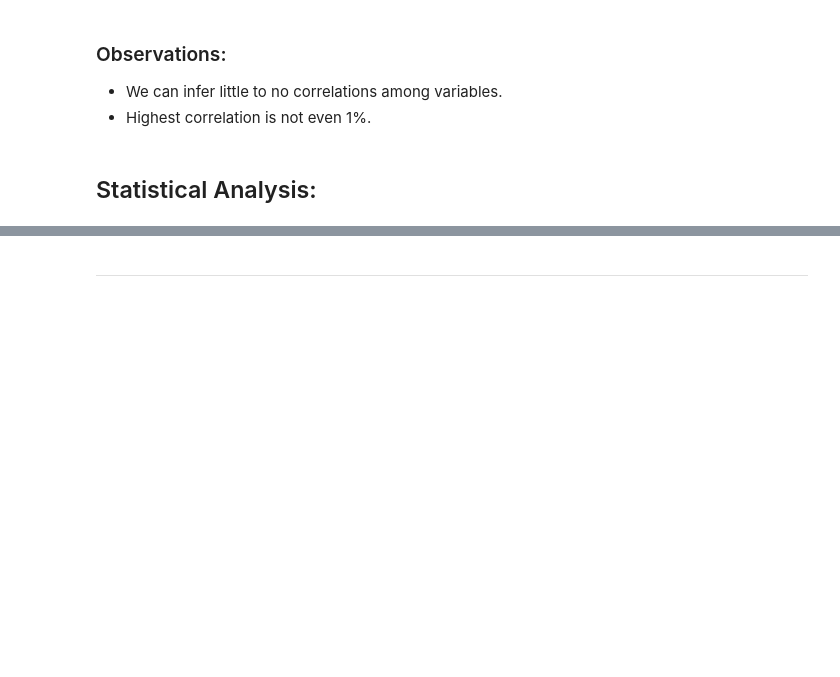
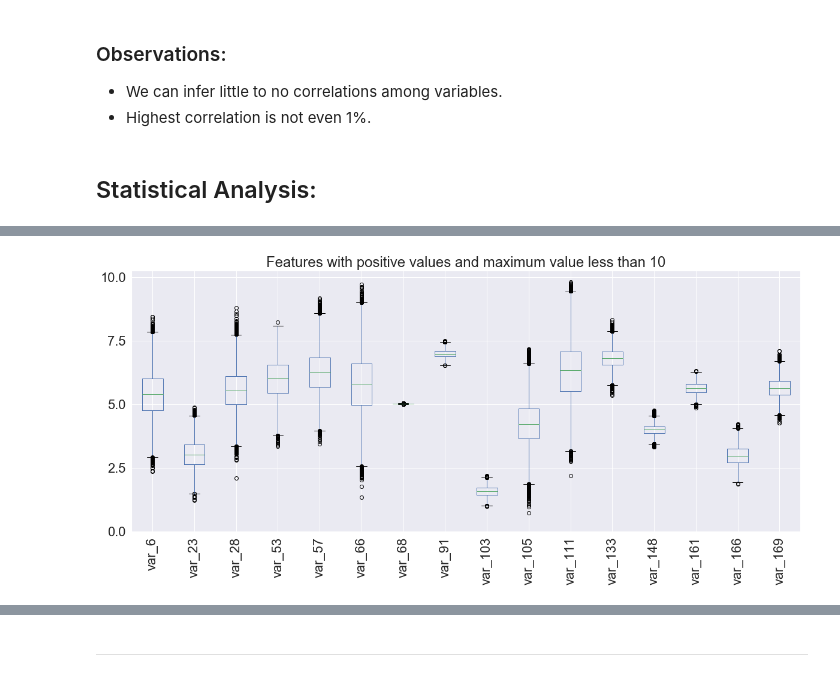
Before and after one commit to Doc1Ft/santander-customer-transaction-prediction, a Jupyter notebook: notebooks/Mike_Notebooks/Final_Notebook_Draft.ipynb, the cells around one changed output, grey strips where cells are left out. Cells and saved outputs as stored; diff of their text form; code cells hidden in the pictures; blank space fills up the shorter version.

```diff
--- a/notebooks/Mike_Notebooks/Final_Notebook_Draft.ipynb
+++ b/notebooks/Mike_Notebooks/Final_Notebook_Draft.ipynb
@@ -295,3 +308,26 @@ plt.show()
 - Highest correlation is not even 1%.
 # %% [markdown]
 ## Statistical Analysis:
+# %%
+colzerototen= [c for c in train_data.iloc[:,2:].columns if (train_data.loc[:,c].min() >=0) & (train_data.loc[:,c].max()< 10) ]
+print(len(colzerototen), " - Number of Features that are positive and maximum is less than 10")
+colzerototwenty= [c for c in train_data.iloc[:,2:].columns if (train_data.loc[:,c].min() >=0) & (train_data.loc[:,c].max() >= 10) & (train_data.loc[:,c].max() < 20)  ]
+print(len(colzerototwenty), " - Number of Features that are positive and maximum range between 10 and 20")
+colzeroandtwentyplus= [c for c in train_data.iloc[:,2:].columns if (train_data.loc[:,c].min() >=0) & (train_data.loc[:,c].max() >= 20)]
+print(len(colzeroandtwentyplus), " - Number of Features that are positive and maximum is above 20")
+colzerominus= [c for c in train_data.iloc[:,2:].columns if train_data.loc[:,c].max() <0 ]
+print(len(colzerominus), " - Number of Features that are all negative")
+colplustenminusten= [c for c in train_data.iloc[:,2:].columns if (train_data.loc[:,c].max() <= 10) & (train_data.loc[:,c].min() >=-10 )& (train_data.loc[:,c].min()< 0 )]
+print(len(colplustenminusten), " - Number of Features that are between 10 and -10")
+colplustwentyminusten= [c for c in train_data.iloc[:,2:].columns if (train_data.loc[:,c].max() <= 20)& (train_data.loc[:,c].max() > 10) & (train_data.loc[:,c].min() >=-10 ) & (train_data.loc[:,c].min() < 0 )]
+print(len(colplustwentyminusten), " - Number of Features that have a maximum between 10 and 20, and a minimum between -10 and 0")
+colplustwentyminustwenty= [c for c in train_data.iloc[:,2:].columns if (train_data.loc[:,c].max() <= 20) &  (train_data.loc[:,c].min() < -10 ) & (train_data.loc[:,c].min() >= -20 )]
+print(len(colplustwentyminustwenty), " - Number of Features that have a maximum less than 20 and a minimum between -20 and -10")
+colplustwentyminustwentyless= [c for c in train_data.iloc[:,2:].columns if (train_data.loc[:,c].max() <= 20)& (train_data.loc[:,c].min() < -20 )]
+print(len(colplustwentyminustwentyless), " - Number of Features that have a maximum less than 20 and a minimum less than -20")
+colplustwentymoreminusten= [c for c in train_data.iloc[:,2:].columns if (train_data.loc[:,c].max() >20)& (train_data.loc[:,c].min()< 0 ) & (train_data.loc[:,c].min()>= -10 )]
+print(len(colplustwentymoreminusten), " - Number of Features that have a maximum more than 20 and a minimum more than -10")
+colplustwentymoreminustwenty= [c for c in train_data.iloc[:,2:].columns if (train_data.loc[:,c].max() >20)& (train_data.loc[:,c].min()< -10 ) & (train_data.loc[:,c].min()>= -20 )]
+print(len(colplustwentymoreminustwenty), " - Number of Features that have a maximum more than 20 and a minimum between -20 and -10")
+colplustwentymoreminustwentymore= [c for c in train_data.iloc[:,2:].columns if (train_data.loc[:,c].max() >20)& (train_data.loc[:,c].min()< -20 )]
+print(len(colplustwentymoreminustwentymore), " - Number of Features that have a maximum more than 20 and a minimum less than -20")
@@ -297,0 +346,9 @@ plt.show()
+# %%
+sns.set(rc={'figure.figsize':(20,8)}, font_scale=2)
+setpositive=train_data.loc[:,colzerototen].boxplot(rot=90)
+setpositive=setpositive.set(
+    yticks=[0,2.5,5,7.5,10],
+    title="Features with positive values and maximum value less than 10"
+)
+# %% [output]
+[figure, added]
```
Also changed, not shown: parts of 40 cells of this notebook, 1 other file.
